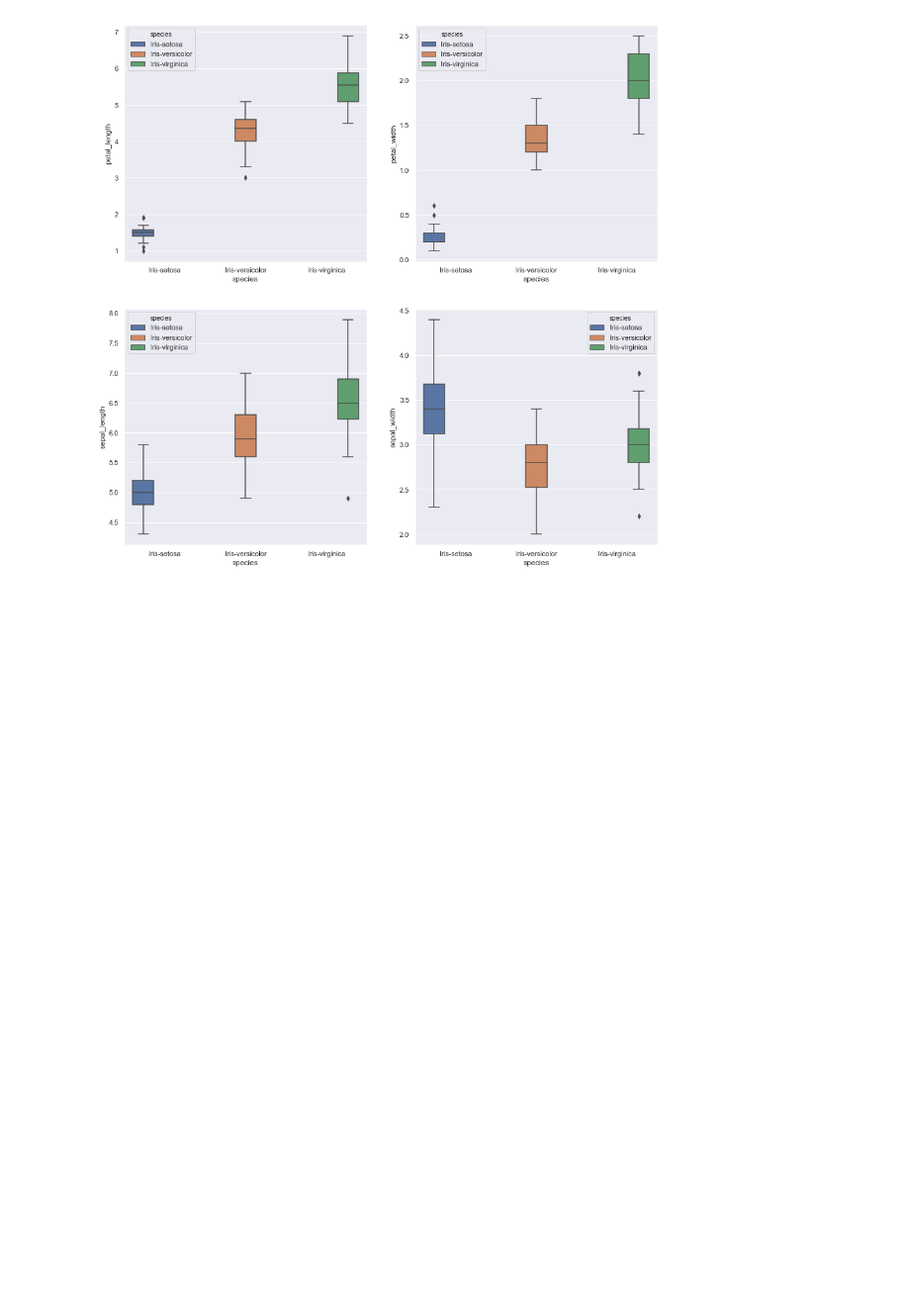
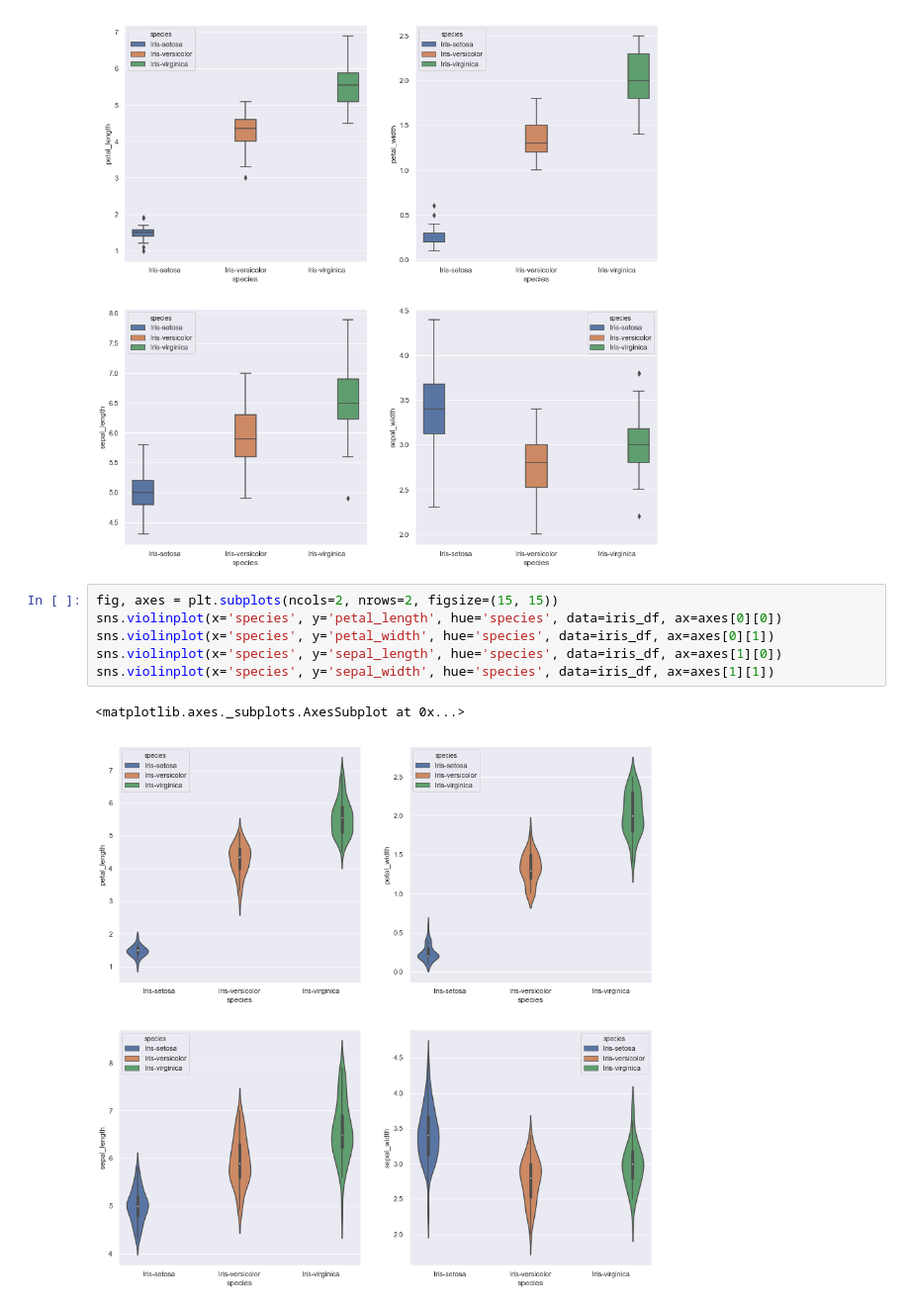
Before and after one commit to itskeithstudent/pands-project-iris-2020, a Jupyter notebook: Jupyter Analysis/iris_prelim_analysis.ipynb, the cells around one changed output. Shown: that part at 99% size. Drawn from its saved outputs; the diff is of its cells as text; blank space fills up the shorter version.

Commit message:
add violin plots

```diff
--- a/Jupyter Analysis/iris_prelim_analysis.ipynb
+++ b/Jupyter Analysis/iris_prelim_analysis.ipynb
@@ -620,3 +621,12 @@ sns.boxplot(x='species', y='sepal_width', hue='species', data=iris_df, ax=axes[1
 # %% [output]
 <matplotlib.axes._subplots.AxesSubplot at 0x...>
 [figure]
+# %%
+fig, axes = plt.subplots(ncols=2, nrows=2, figsize=(15, 15))
+sns.violinplot(x='species', y='petal_length', hue='species', data=iris_df, ax=axes[0][0])
+sns.violinplot(x='species', y='petal_width', hue='species', data=iris_df, ax=axes[0][1])
+sns.violinplot(x='species', y='sepal_length', hue='species', data=iris_df, ax=axes[1][0])
+sns.violinplot(x='species', y='sepal_width', hue='species', data=iris_df, ax=axes[1][1])
+# %% [output]
+<matplotlib.axes._subplots.AxesSubplot at 0x...>
+[figure, added]
```
Also changed, not shown: parts of 2 cells of this notebook, 1 other file.
